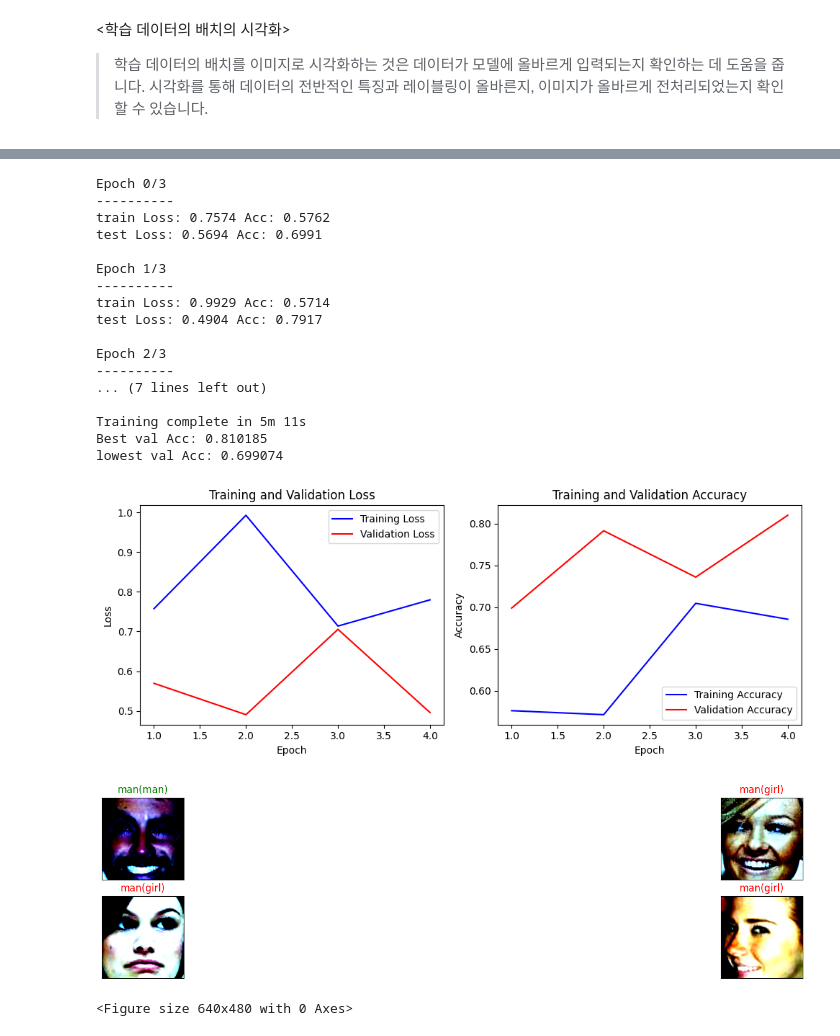
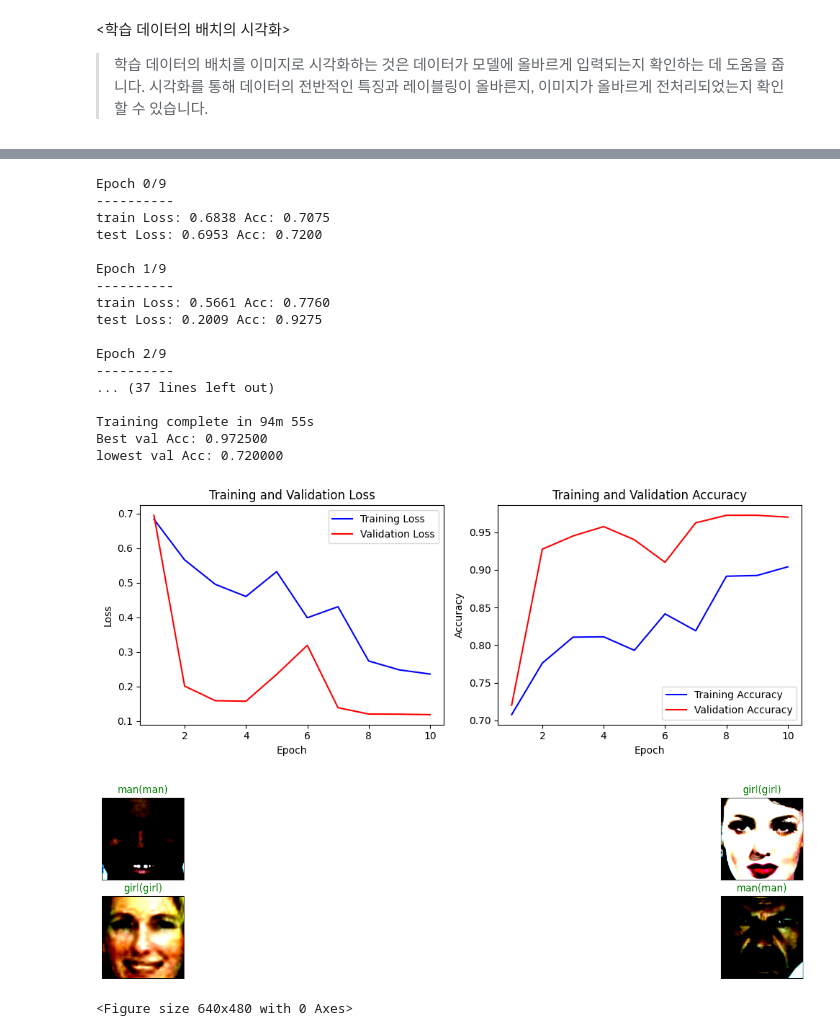
Before and after one commit to SummerToday/20195125-project1, a Jupyter notebook: manandgirl(real).ipynb, the cells around one changed output, grey strips where cells are left out. Saved outputs shown, nothing was run; the diff lists cells and outputs as text; code cells hidden in the pictures.

```diff
--- a/manandgirl(real).ipynb
+++ b/manandgirl(real).ipynb
@@ -363,25 +367,25 @@ exp_lr_scheduler = lr_scheduler.StepLR(optimizer_ft, step_size=7, gamma=0.1)
 # %%
 model_ft = train_model(model_ft, criterion, optimizer_ft, exp_lr_scheduler,
-                       num_epochs=4)
+                       num_epochs=10)
 # %% [output]
-Epoch 0/3
+Epoch 0/9
 ----------
-train Loss: 0.7574 Acc: 0.5762
-test Loss: 0.5694 Acc: 0.6991
+train Loss: 0.6838 Acc: 0.7075
+test Loss: 0.6953 Acc: 0.7200
 
-Epoch 1/3
+Epoch 1/9
 ----------
-train Loss: 0.9929 Acc: 0.5714
-test Loss: 0.4904 Acc: 0.7917
+train Loss: 0.5661 Acc: 0.7760
+test Loss: 0.2009 Acc: 0.9275
 
-Epoch 2/3
+Epoch 2/9
 ----------
-... (7 lines left out)
+... (37 lines left out)
 
-Training complete in 5m 11s
-Best val Acc: 0.810185
-lowest val Acc: 0.699074
+Training complete in 94m 55s
+Best val Acc: 0.972500
+lowest val Acc: 0.720000
-[figure, old version]
+[figure, new version]
 # %%
 def im_convert(tensor):
     image = tensor.cpu().clone().detach().numpy()
@@ -411,7 +415,7 @@ plt.show()
 plt.subplots_adjust(bottom=0.2, top=0.6, hspace=0)
 #dataloaders의 batch size가 4이기 때문에 4개 출력.
 # %% [output]
-[figure, old version]
+[figure, new version]
 <Figure size 640x480 with 0 Axes>
 # %%
 from torchsummary import summary
```
Also changed, not shown: parts of 6 cells of this notebook.
